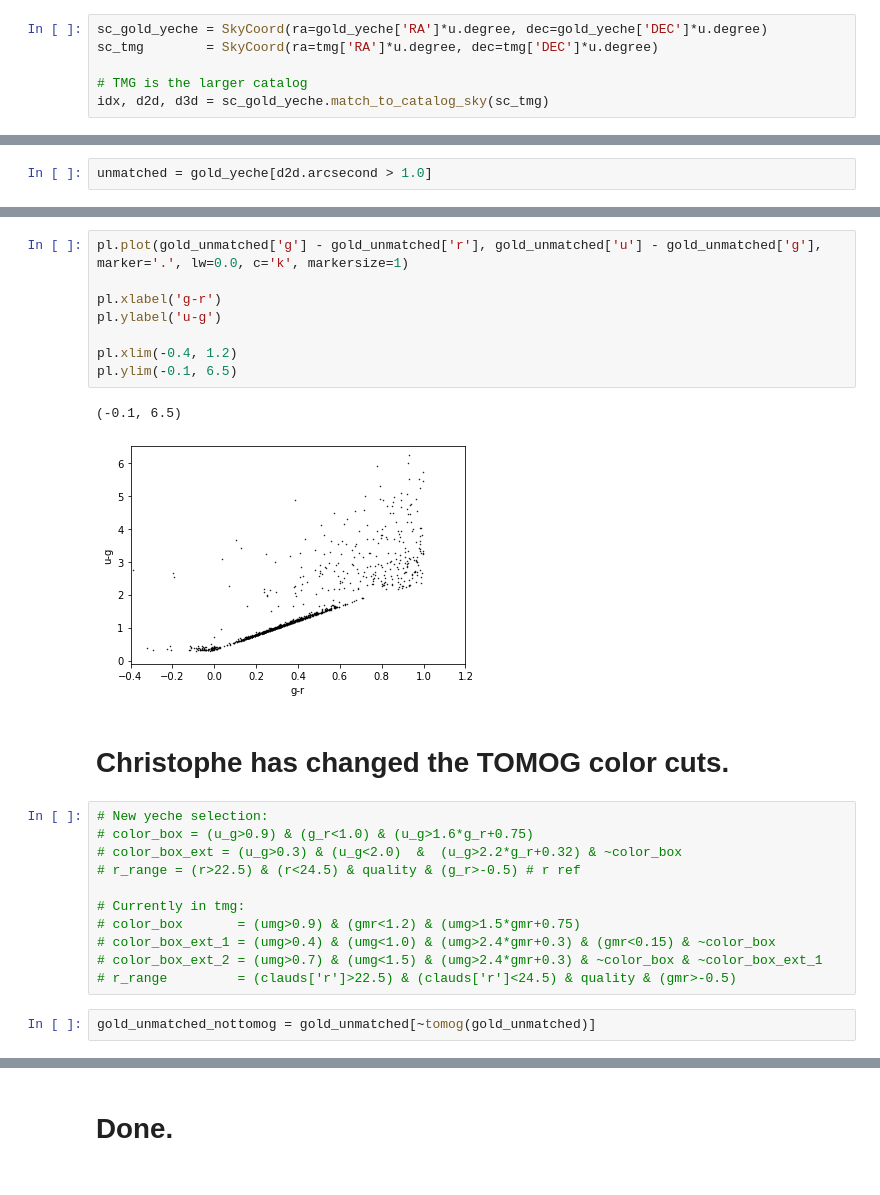
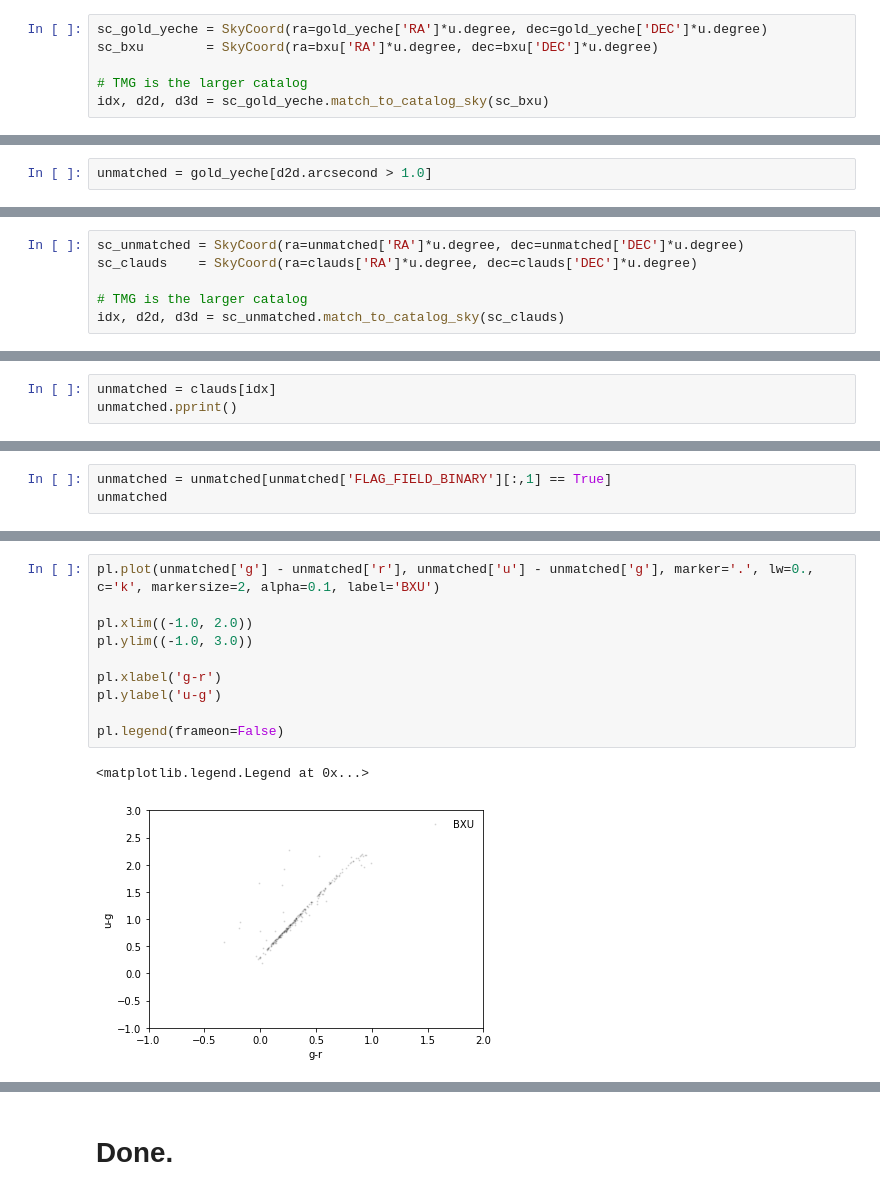
Before and after one commit to michaelJwilson/DESILBG, a Jupyter notebook: gold/yeche.ipynb, the cells around one changed output, grey strips where cells are left out. Drawn from its saved outputs; the diff is of its cells as text.

```diff
--- a/gold/yeche.ipynb
+++ b/gold/yeche.ipynb
@@ -103,10 +163,10 @@ gold_yeche = yeche[in_goldfootprint]
 assert len(gold_yeche) == 8846
 # %%
 sc_gold_yeche = SkyCoord(ra=gold_yeche['RA']*u.degree, dec=gold_yeche['DEC']*u.degree)
-sc_tmg        = SkyCoord(ra=tmg['RA']*u.degree, dec=tmg['DEC']*u.degree)
+sc_bxu        = SkyCoord(ra=bxu['RA']*u.degree, dec=bxu['DEC']*u.degree)
 
 # TMG is the larger catalog
-idx, d2d, d3d = sc_gold_yeche.match_to_catalog_sky(sc_tmg)
+idx, d2d, d3d = sc_gold_yeche.match_to_catalog_sky(sc_bxu)
 # %%
 matched = gold_yeche[d2d.arcsecond < 1.0]
 # %% [markdown]
@@ -288,0 +273,6 @@ pl.hist(gold_unmatched['u'], bins=np.arange(17., 27., 0.1), histtype='step')
+# %%
+sc_unmatched = SkyCoord(ra=unmatched['RA']*u.degree, dec=unmatched['DEC']*u.degree)
+sc_clauds    = SkyCoord(ra=clauds['RA']*u.degree, dec=clauds['DEC']*u.degree)
+
+# TMG is the larger catalog
+idx, d2d, d3d = sc_unmatched.match_to_catalog_sky(sc_clauds)
@@ -288,0 +283,3 @@ pl.hist(gold_unmatched['u'], bins=np.arange(17., 27., 0.1), histtype='step')
+# %%
+unmatched = clauds[idx]
+unmatched.pprint()
@@ -288,0 +308,3 @@ pl.hist(gold_unmatched['u'], bins=np.arange(17., 27., 0.1), histtype='step')
+# %%
+unmatched = unmatched[unmatched['FLAG_FIELD_BINARY'][:,1] == True]
+unmatched
@@ -289,26 +331,13 @@ pl.hist(gold_unmatched['u'], bins=np.arange(17., 27., 0.1), histtype='step')
 # %%
-pl.plot(gold_unmatched['g'] - gold_unmatched['r'], gold_unmatched['u'] - gold_unmatched['g'], marker='.', lw=0.0, c='k', markersize=1)
+pl.plot(unmatched['g'] - unmatched['r'], unmatched['u'] - unmatched['g'], marker='.', lw=0., c='k', markersize=2, alpha=0.1, label='BXU')
+
+pl.xlim((-1.0, 2.0))
+pl.ylim((-1.0, 3.0))
 
 pl.xlabel('g-r')
 pl.ylabel('u-g')
 
-pl.xlim(-0.4, 1.2)
-pl.ylim(-0.1, 6.5)
+pl.legend(frameon=False)
 # %% [output]
-(-0.1, 6.5)
+<matplotlib.legend.Legend at 0x...>
-[figure, old version]
+[figure, new version]
-# %% [markdown]
-# Christophe has changed the TOMOG color cuts.
-# %%
-# New yeche selection:
-# color_box = (u_g>0.9) & (g_r<1.0) & (u_g>1.6*g_r+0.75)
-# color_box_ext = (u_g>0.3) & (u_g<2.0)  &  (u_g>2.2*g_r+0.32) & ~color_box
-# r_range = (r>22.5) & (r<24.5) & quality & (g_r>-0.5) # r ref
-
-# Currently in tmg:
-# color_box       = (umg>0.9) & (gmr<1.2) & (umg>1.5*gmr+0.75)
-# color_box_ext_1 = (umg>0.4) & (umg<1.0) & (umg>2.4*gmr+0.3) & (gmr<0.15) & ~color_box
-# color_box_ext_2 = (umg>0.7) & (umg<1.5) & (umg>2.4*gmr+0.3) & ~color_box & ~color_box_ext_1
-# r_range         = (clauds['r']>22.5) & (clauds['r']<24.5) & quality & (gmr>-0.5)
-# %%
-gold_unmatched_nottomog = gold_unmatched[~tomog(gold_unmatched)]
```
Also changed, not shown: parts of 53 cells of this notebook, 17 other files.
